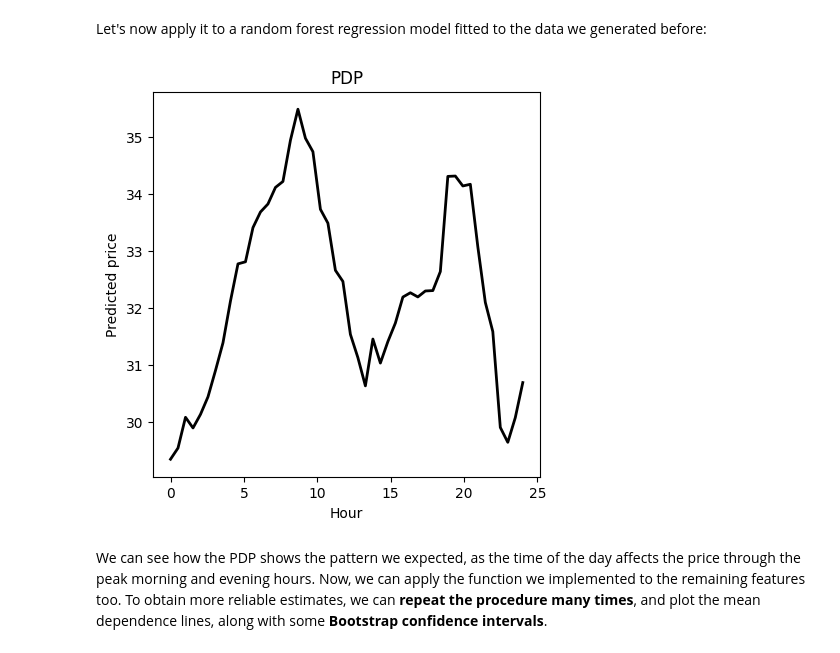
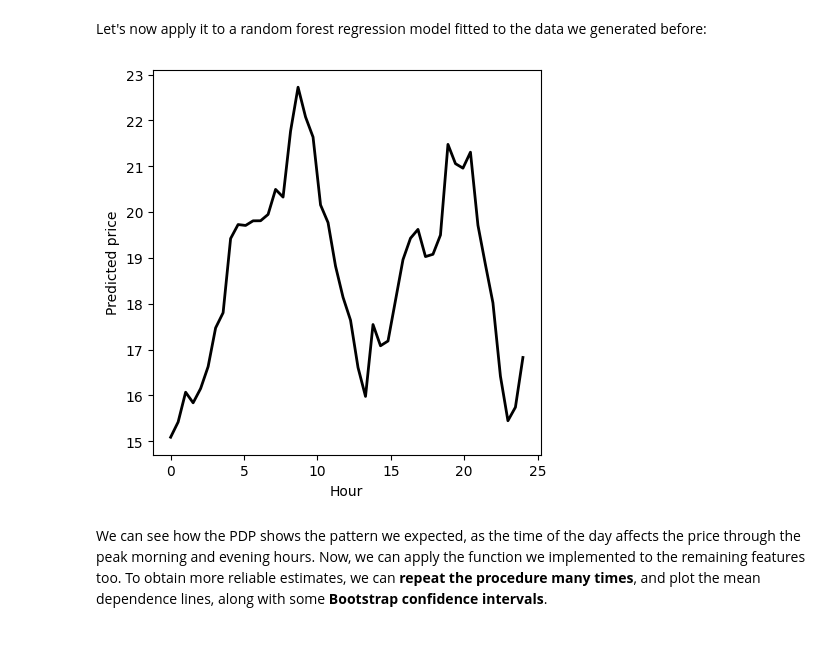
Before and after one commit to dcacciarelli/my-causality-book, a Jupyter notebook: _sources/notebooks/partial_dependency_plots.ipynb, the cells around one changed output. Drawn from its saved outputs; the diff is of its cells as text; code cells hidden in the pictures.

```diff
--- a/_sources/notebooks/partial_dependency_plots.ipynb
+++ b/_sources/notebooks/partial_dependency_plots.ipynb
@@ -18,7 +18,7 @@ temperature = np.random.uniform(0, 40, n_samples)  # Temperature in Celsius
 time_of_day = np.random.uniform(0, 24, n_samples)  # Time of day in hours
 day_of_week = np.random.randint(0, 7, n_samples)  # Day of the week (0=Sunday, 6=Saturday)
 
-price = (0.2 * (temperature - 20)**2 +  # Quadratic effect of temperature
+price = (0.1 * (temperature - 20)**2 +  # Quadratic effect of temperature
          5 * np.sin((time_of_day - 7) * np.pi / 6) * (time_of_day >= 7) * (time_of_day <= 10) +  # Smooth peak between 7 AM and 10 AM
          5 * np.sin((time_of_day - 18) * np.pi / 4) * (time_of_day >= 18) * (time_of_day <= 22) +  # Smooth peak between 6 PM and 10 PM
          -5 * np.sin((time_of_day - 10) * np.pi / 7) * (time_of_day >= 10) * (time_of_day <= 17) +  # Smooth trough between 10 AM and 5 PM
@@ -91,28 +91,27 @@ Let's now apply it to a random forest regression model fitted to the data we gen
 # %%
 import matplotlib.pyplot as plt
 from sklearn.ensemble import RandomForestRegressor
 
 # Split data into features and target
 x = data[['Temperature', 'Hour', 'Day']]
 y = data['Price']
 
 # Train a Random Forest Regressor
 rf = RandomForestRegressor(n_estimators=10, random_state=0)
 rf.fit(x, y)
 
 # Calculate PDP for the "Hour" feature
 hour_values = np.linspace(0, 24, 48)  # Range of hour values to evaluate
 pdp_hour = calculate_pdp(feature_name='Hour', feature_values=hour_values, X=x, model=rf)
 
 # Plot the manually calculated PDP
 plt.figure(figsize=(5, 5))
 plt.plot(hour_values, pdp_hour, color='k', linewidth=2)
-plt.title('PDP')
 plt.xlabel('Hour')
 plt.ylabel('Predicted price')
 plt.show()
 # %% [output]
-[figure, old version]
+[figure, new version]
 # %% [markdown]
 We can see how the PDP shows the pattern we expected, as the time of the day affects the price through the peak morning and evening hours. Now, we can apply the function we implemented to the remaining features too. To obtain more reliable estimates, we can **repeat the procedure many times**, and plot the mean dependence lines, along with some **Bootstrap confidence intervals**.
 # %%
```
Also changed, not shown: parts of 5 cells of this notebook, 6 other files.
